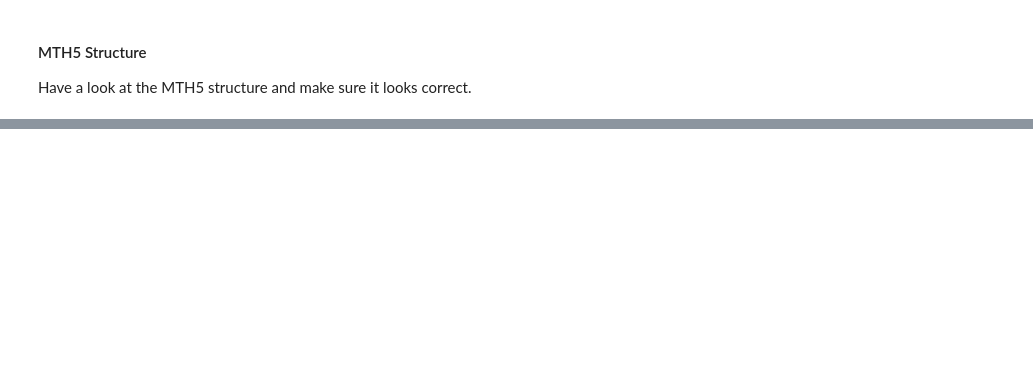
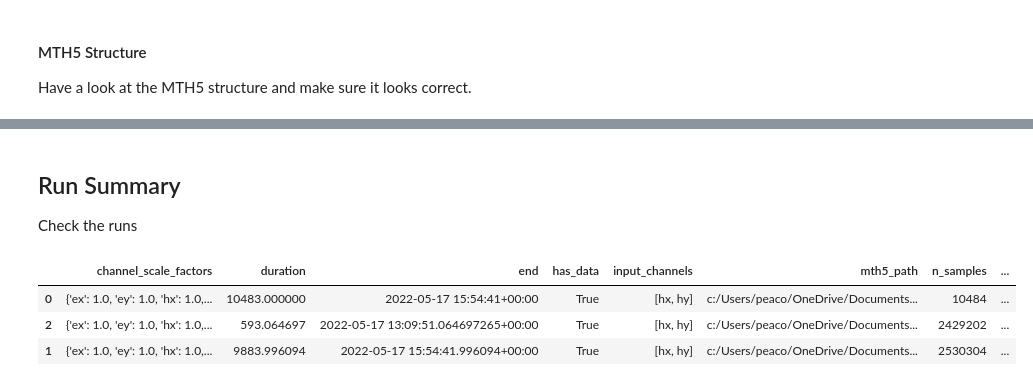
Before and after one commit to kujaku11/mth5, a Jupyter notebook: docs/examples/notebooks/make_mth5_from_z3d.ipynb, the cells around one changed output, grey strips where cells are left out. Drawn from its saved outputs; the diff is of its cells as text; code cells hidden in the pictures; blank space fills up the shorter version.

```diff
--- a/docs/examples/notebooks/make_mth5_from_z3d.ipynb
+++ b/docs/examples/notebooks/make_mth5_from_z3d.ipynb
@@ -106,0 +121,10 @@ m.close_mth5()
+# %% [markdown]
+## Run Summary
+Check the runs
+# %%
+run_df
+# %% [output]
+|  | channel_scale_factors | duration | end | has_data | input_channels | mth5_path | n_samples | ... |
+| 0 | {'ex': 1.0, 'ey': 1.0, 'hx': 1.0,... | 10483.000000 | 2022-05-17 15:54:41+00:00 | True | [hx, hy] | c:/Users/peaco/OneDrive/Documents... | 10484 | ... |
+| 2 | {'ex': 1.0, 'ey': 1.0, 'hx': 1.0,... | 593.064697 | 2022-05-17 13:09:51.064697265+00:00 | True | [hx, hy] | c:/Users/peaco/OneDrive/Documents... | 2429202 | ... |
+| 1 | {'ex': 1.0, 'ey': 1.0, 'hx': 1.0,... | 9883.996094 | 2022-05-17 15:54:41.996094+00:00 | True | [hx, hy] | c:/Users/peaco/OneDrive/Documents... | 2530304 | ... |
```
Also changed, not shown: parts of 11 cells of this notebook.
